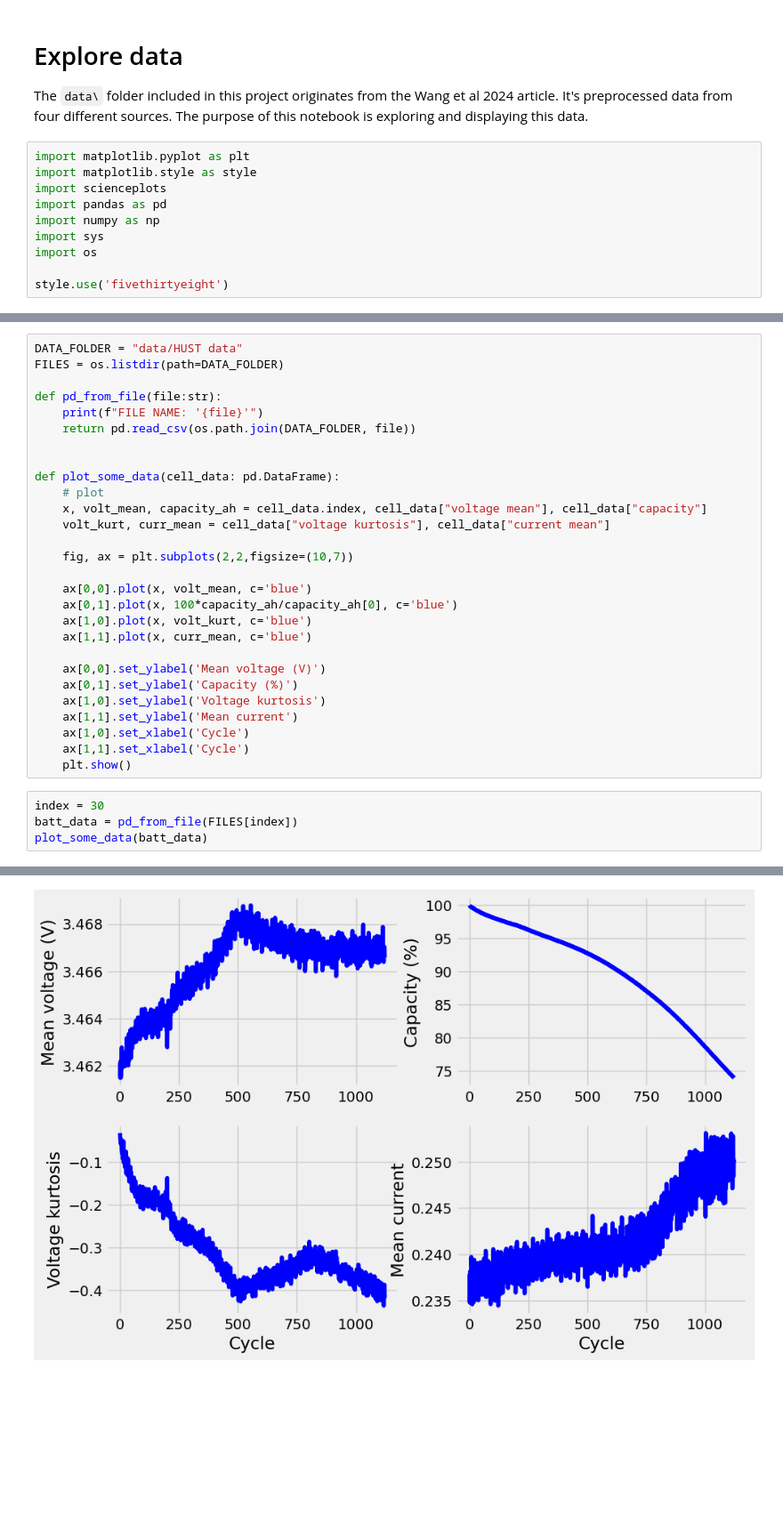
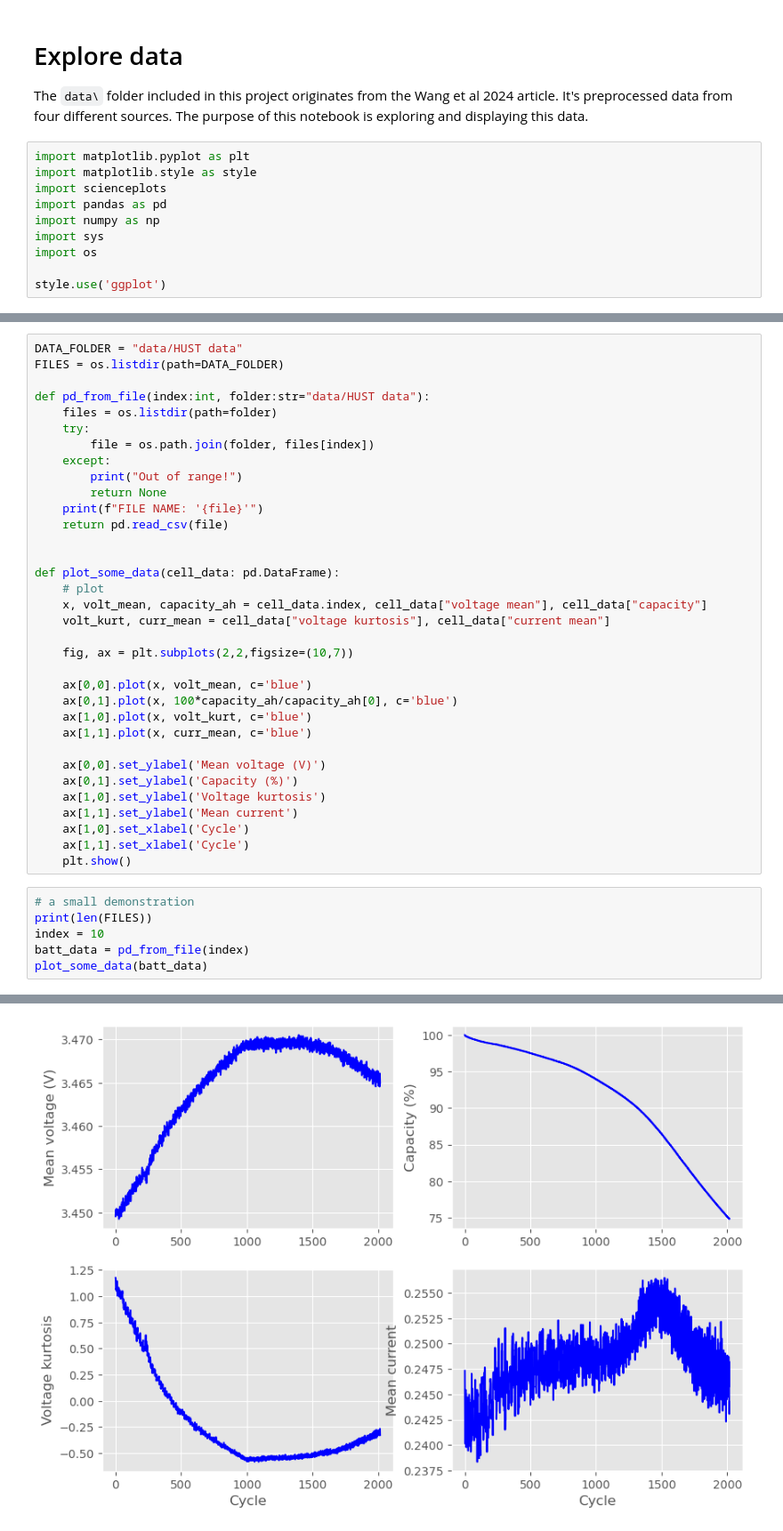
Before and after one commit to SarvTex/june_sciml_workshop, a Jupyter notebook: explore_data.ipynb, the cells around one changed output, grey strips where cells are left out. Shown at 89% size. Saved outputs shown, nothing was run; the diff lists cells and outputs as text; blank space fills up the shorter version.

Commit message:
Some more data exploration

```diff
--- a/explore_data.ipynb
+++ b/explore_data.ipynb
@@ -10,4 +10,4 @@ import numpy as np
 import sys
 import os
 
-style.use('fivethirtyeight')
+style.use('ggplot')
@@ -15,9 +17,15 @@ style.use('fivethirtyeight')
 DATA_FOLDER = "data/HUST data"
 FILES = os.listdir(path=DATA_FOLDER)
 
-def pd_from_file(file:str):
+def pd_from_file(index:int, folder:str="data/HUST data"):
+    files = os.listdir(path=folder)
+    try:
+        file = os.path.join(folder, files[index])
+    except:
+        print("Out of range!")
+        return None
     print(f"FILE NAME: '{file}'")
-    return pd.read_csv(os.path.join(DATA_FOLDER, file))
+    return pd.read_csv(file)
 
 
 def plot_some_data(cell_data: pd.DataFrame):
@@ -40,7 +48,9 @@ def plot_some_data(cell_data: pd.DataFrame):
     ax[1,1].set_xlabel('Cycle')
     plt.show()
 # %%
-index = 30
-batt_data = pd_from_file(FILES[index])
+# a small demonstration
+print(len(FILES))
+index = 10
+batt_data = pd_from_file(index)
 plot_some_data(batt_data)
 # %% [output]
@@ -48 +59 @@ FILE NAME: '1-6.csv'
-[figure, old version]
+[figure, new version]
```
Also changed, not shown: parts of 5 cells of this notebook.
